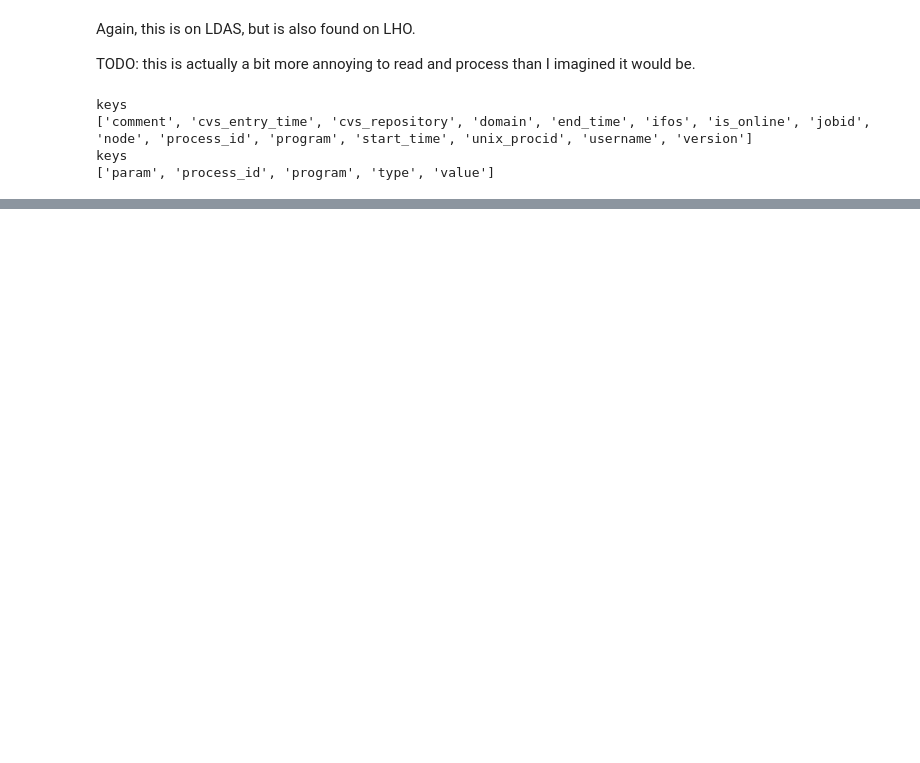
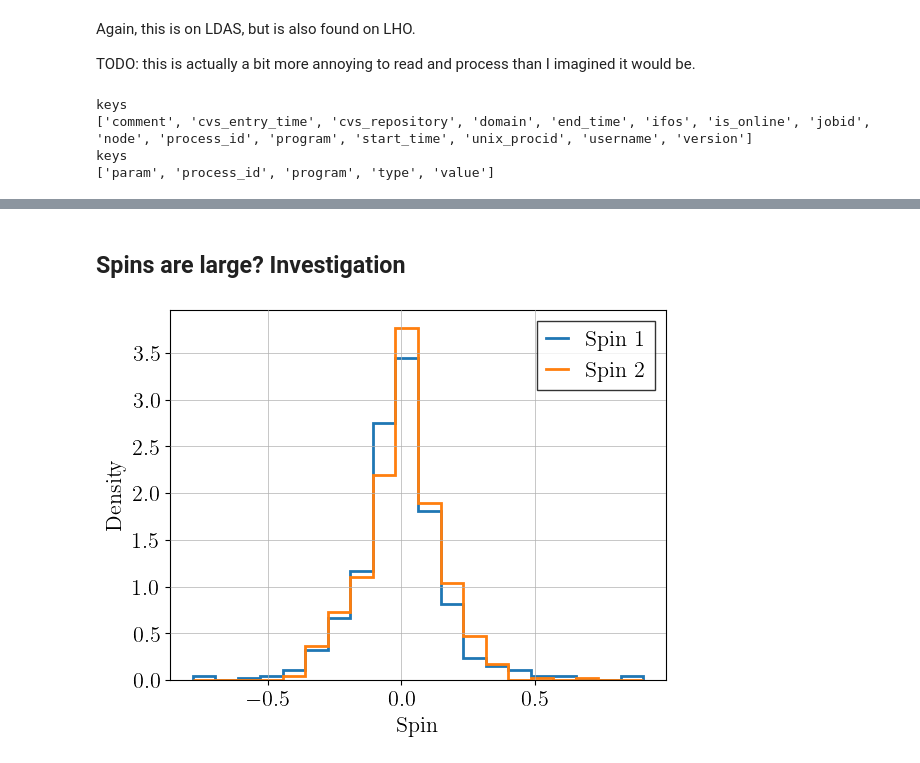
Before and after one commit to ThibeauWouters/jim_H0, a Jupyter notebook: explore_data.ipynb, the cells around one changed output, grey strips where cells are left out. Cells and saved outputs as stored; diff of their text form; code cells hidden in the pictures; blank space fills up the shorter version.

```diff
--- a/explore_data.ipynb
+++ b/explore_data.ipynb
@@ -123,6 +112,7 @@ print("Examples of SNR and ifos:")
 print(snr_array[:5])
 print(ifos_array[:5])
 
+data_dict["snr"] = snr_array
 data_dict["ifos"] = ifos_array
 assert len(data_dict["ifos"]) == len(data_dict["simulation_id"]), "ifos and simulation_id have different lengths"
 # %% [output]
@@ -209,0 +240,17 @@ keys
+# %% [markdown]
+## Spins are large? Investigation
+# %%
+s1z = data_dict["spin1z"]
+s2z = data_dict["spin2z"]
+
+hist_1, bins = np.histogram(s1z, bins = 20, density=True)
+hist_2, _ = np.histogram(s2z, bins = bins, density=True)
+
+for hist, label in zip([hist_1, hist_2], ["Spin 1", "Spin 2"]):
+    plt.stairs(hist, bins, fill = False, linewidth = 2, label = label)
+plt.legend()
+plt.xlabel("Spin")
+plt.ylabel("Density")
+plt.show()
+# %% [output]
+[figure, added]
```
Also changed, not shown: parts of 15 cells of this notebook, 9 other files.
